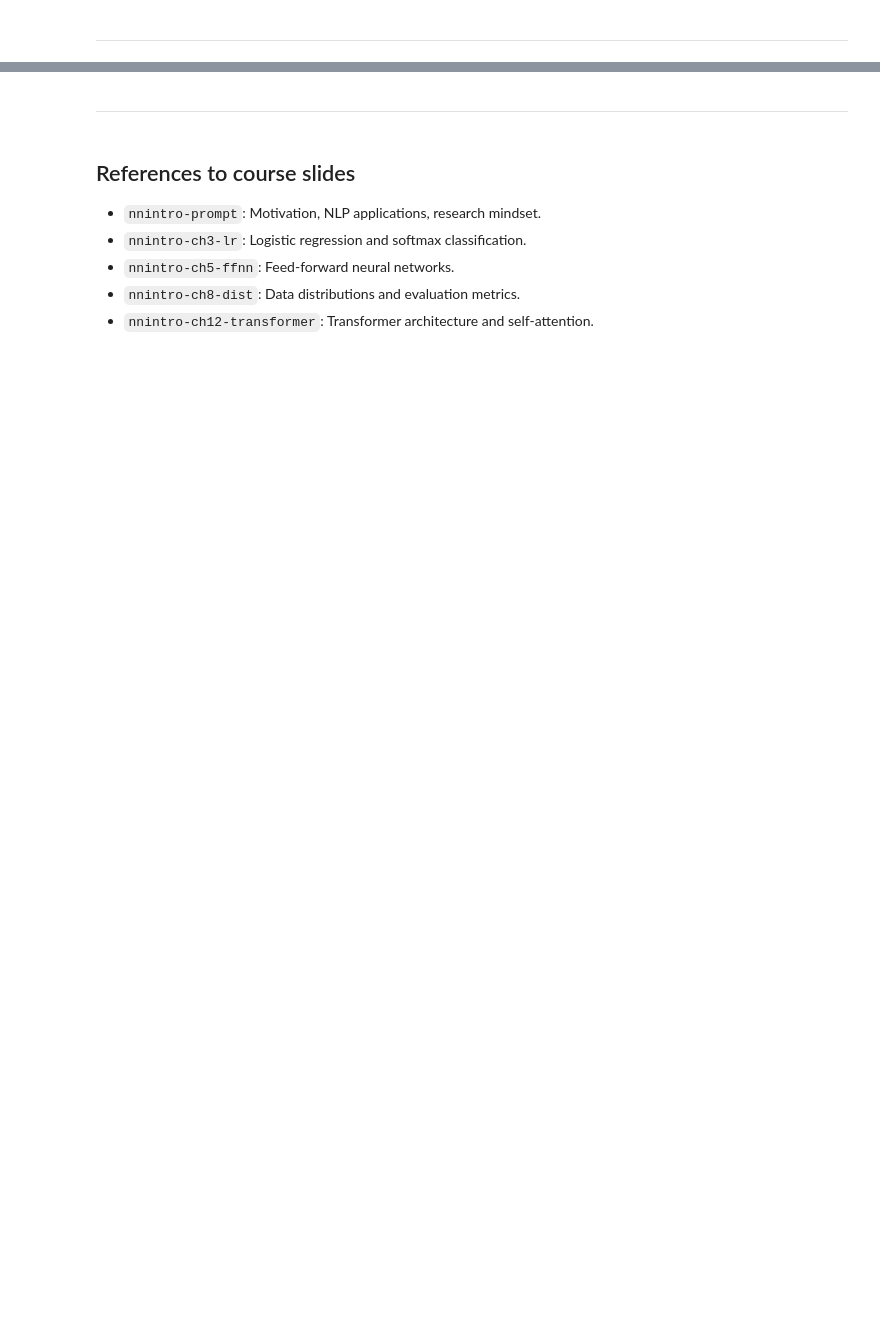
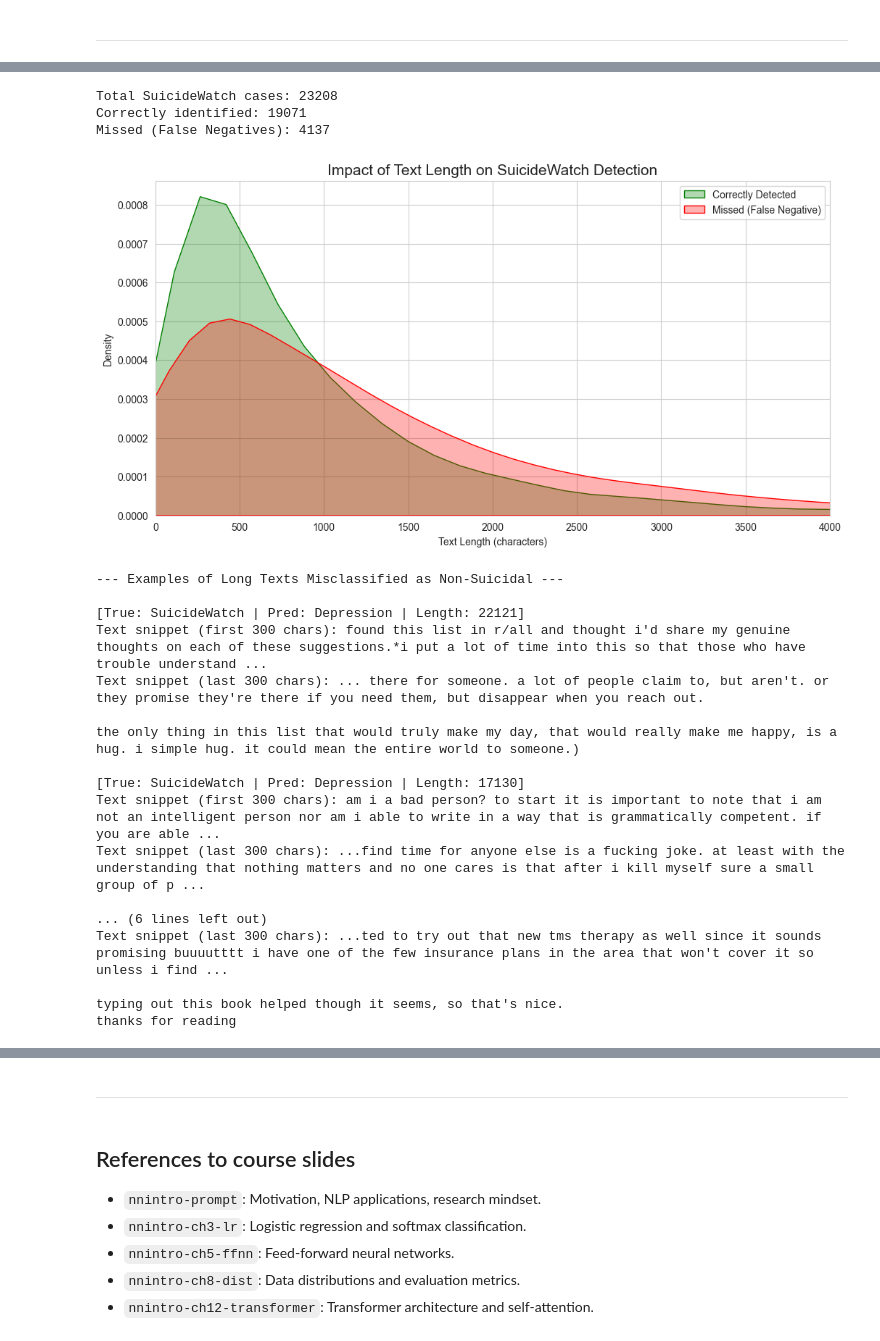
Before and after one commit to renawang893/Mental-Health-Text-Classification, a Jupyter notebook: notebooks/preprocessing.ipynb, the cells around one changed output, grey strips where cells are left out. Cells and saved outputs as stored; diff of their text form; code cells hidden in the pictures; blank space fills up the shorter version.

```diff
--- a/notebooks/preprocessing.ipynb
+++ b/notebooks/preprocessing.ipynb
@@ -649,0 +799,63 @@ Model and tokenizer saved to: saved_distilbert_model
+# %%
+# --- 1. Create Analysis DataFrame ---
+# We use the dev_df to get the original text
+analysis_df = dev_df.copy()
+analysis_df['pred_transformer'] = transformer_preds
+analysis_df['correct'] = analysis_df['class'] == analysis_df['pred_transformer']
+analysis_df['text_len'] = analysis_df['text'].apply(len) # Character length
+analysis_df['label_name'] = analysis_df['class'].map({0: 'Teenagers', 1: 'Depression', 2: 'SuicideWatch'})
+analysis_df['pred_name'] = analysis_df['pred_transformer'].map({0: 'Teenagers', 1: 'Depression', 2: 'SuicideWatch'})
+
+# --- 2. Filter for Critical Errors (SuicideWatch Misclassified) ---
+# We focus specifically on cases where True Label is SuicideWatch but predicted otherwise (False Negatives)
+suicide_missed = analysis_df[(analysis_df['class'] == 2) & (analysis_df['pred_transformer'] != 2)]
+suicide_correct = analysis_df[(analysis_df['class'] == 2) & (analysis_df['pred_transformer'] == 2)]
+
+print(f"Total SuicideWatch cases: {len(suicide_correct) + len(suicide_missed)}")
+print(f"Correctly identified: {len(suicide_correct)}")
+print(f"Missed (False Negatives): {len(suicide_missed)}")
+
+# --- 3. Visualize Text Length Distribution ---
+plt.figure(figsize=(12, 6))
+
+# Plot distribution of text length for Correct vs Missed SuicideWatch cases
+sns.kdeplot(data=suicide_correct, x='text_len', color='green', label='Correctly Detected', fill=True, alpha=0.3)
+sns.kdeplot(data=suicide_missed, x='text_len', color='red', label='Missed (False Negative)', fill=True, alpha=0.3)
+
+plt.title("Impact of Text Length on SuicideWatch Detection", fontsize=15)
+plt.xlabel("Text Length (characters)")
+plt.xlim(0, 4000) # Limit x-axis to zoom in on typical posts
+plt.legend()
+plt.show()
+
+# --- 4. Print Examples of Long Text Errors ---
+# Show top 3 longest missed cases to see if truncation was likely a factor
+print("\n--- Examples of Long Texts Misclassified as Non-Suicidal ---")
+long_misses = suicide_missed.sort_values('text_len', ascending=False).head(3)
+
+for idx, row in long_misses.iterrows():
+    print(f"\n[True: {row['label_name']} | Pred: {row['pred_name']} | Length: {row['text_len']}]")
+    print(f"Text snippet (first 300 chars): {row['text'][:300]}...")
+    print(f"Text snippet (last 300 chars): ...{row['text'][-300:]}")
+# %% [output]
+Total SuicideWatch cases: 23208
+Correctly identified: 19071
+Missed (False Negatives): 4137
+[figure, added]
+--- Examples of Long Texts Misclassified as Non-Suicidal ---
+
+[True: SuicideWatch | Pred: Depression | Length: 22121]
+Text snippet (first 300 chars): found this list in r/all and thought i'd share my genuine thoughts on each of these suggestions.*i put a lot of time into this so that those who have trouble understand ...
+Text snippet (last 300 chars): ... there for someone. a lot of people claim to, but aren't. or they promise they're there if you need them, but disappear when you reach out.
+
+the only thing in this list that would truly make my day, that would really make me happy, is a hug. i simple hug. it could mean the entire world to someone.)
+
+[True: SuicideWatch | Pred: Depression | Length: 17130]
+Text snippet (first 300 chars): am i a bad person? to start it is important to note that i am not an intelligent person nor am i able to write in a way that is grammatically competent. if you are able ...
+Text snippet (last 300 chars): ...find time for anyone else is a fucking joke. at least with the understanding that nothing matters and no one cares is that after i kill myself sure a small group of p ...
+
+... (6 lines left out)
+Text snippet (last 300 chars): ...ted to try out that new tms therapy as well since it sounds promising buuuutttt i have one of the few insurance plans in the area that won't cover it so unless i find ...
+
+typing out this book helped though it seems, so that's nice.
+thanks for reading
```
Also changed, not shown: parts of 42 cells of this notebook, 3 other files.
